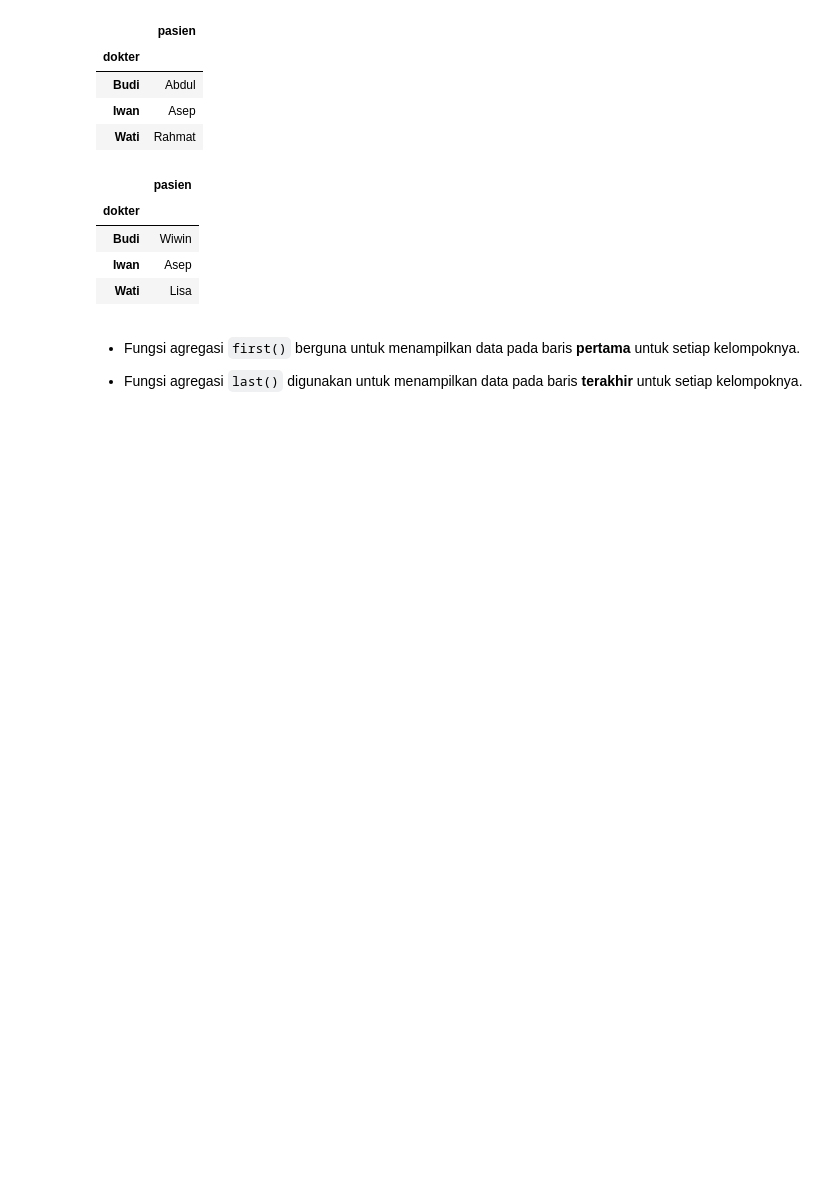
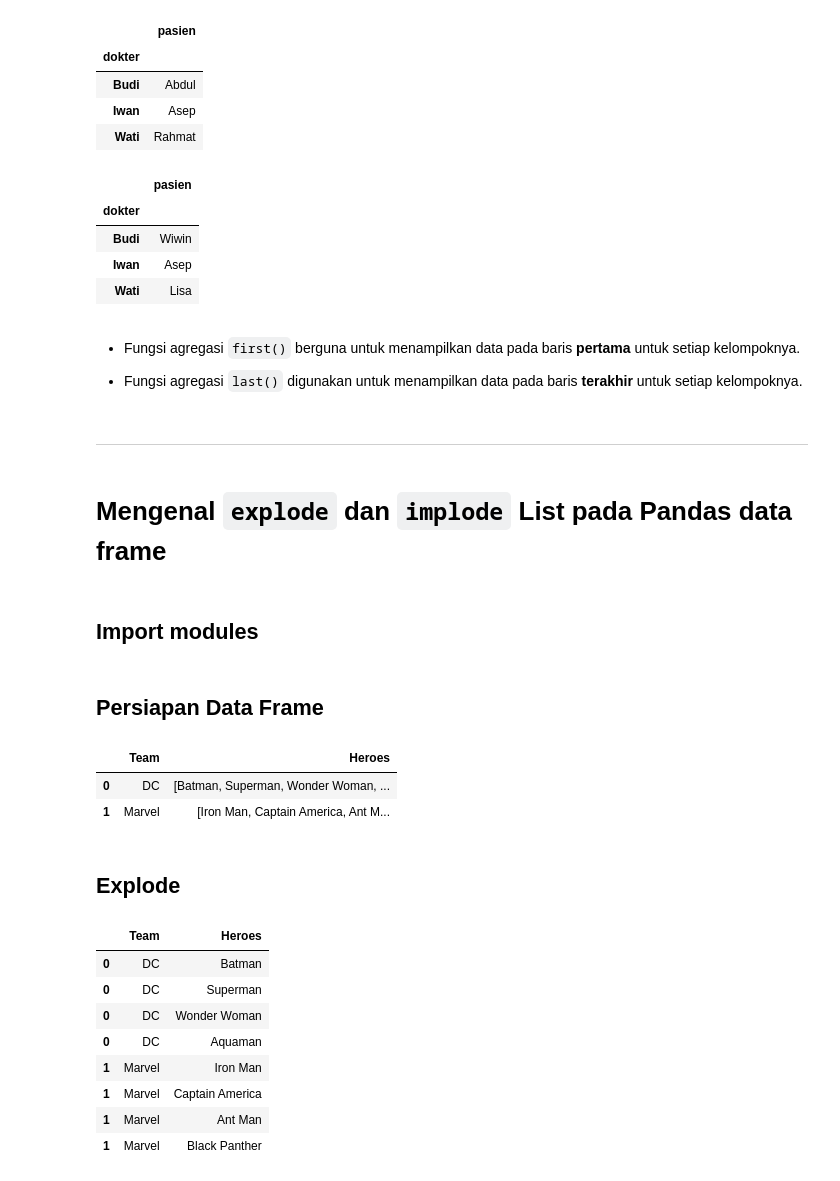
Before and after one commit to medievalgoose/pandas, a Jupyter notebook: Pandas-Week7.ipynb, the cells around one changed output. Cells and saved outputs as stored; diff of their text form; code cells hidden in the pictures; blank space fills up the shorter version.

Commit message:
Penjelasan fungsi explode dan implode

```diff
--- a/Pandas-Week7.ipynb
+++ b/Pandas-Week7.ipynb
@@ -161,3 +161,9 @@ df.groupby('dokter')['pasien'].last().to_frame()
 * Fungsi agregasi `first()` berguna untuk menampilkan data pada baris **pertama** untuk setiap kelompoknya.
 
 * Fungsi agregasi `last()` digunakan untuk menampilkan data pada baris **terakhir** untuk setiap kelompoknya.
+# %% [markdown]
+***
+# %% [markdown]
+# Mengenal `explode` dan `implode` List pada Pandas data frame
+# %% [markdown]
+## Import modules
@@ -163,0 +172,29 @@ df.groupby('dokter')['pasien'].last().to_frame()
+# %% [markdown]
+## Persiapan Data Frame
+# %%
+d = {'Team':['DC', 'Marvel'],
+    'Heroes':[['Batman', 'Superman', 'Wonder Woman', 'Aquaman'],
+             ['Iron Man', 'Captain America', 'Ant Man', 'Black Panther']]}
+
+df = pd.DataFrame(d)
+
+df
+# %% [output]
+|  | Team | Heroes |
+| 0 | DC | [Batman, Superman, Wonder Woman, ... |
+| 1 | Marvel | [Iron Man, Captain America, Ant M... |
+# %% [markdown]
+## Explode
+# %%
+df1 = df.explode('Heroes')
+df1
+# %% [output]
+|  | Team | Heroes |
+| 0 | DC | Batman |
+| 0 | DC | Superman |
+| 0 | DC | Wonder Woman |
+| 0 | DC | Aquaman |
+| 1 | Marvel | Iron Man |
+| 1 | Marvel | Captain America |
+| 1 | Marvel | Ant Man |
+| 1 | Marvel | Black Panther |
```
Also changed, not shown: parts of 6 cells of this notebook.
